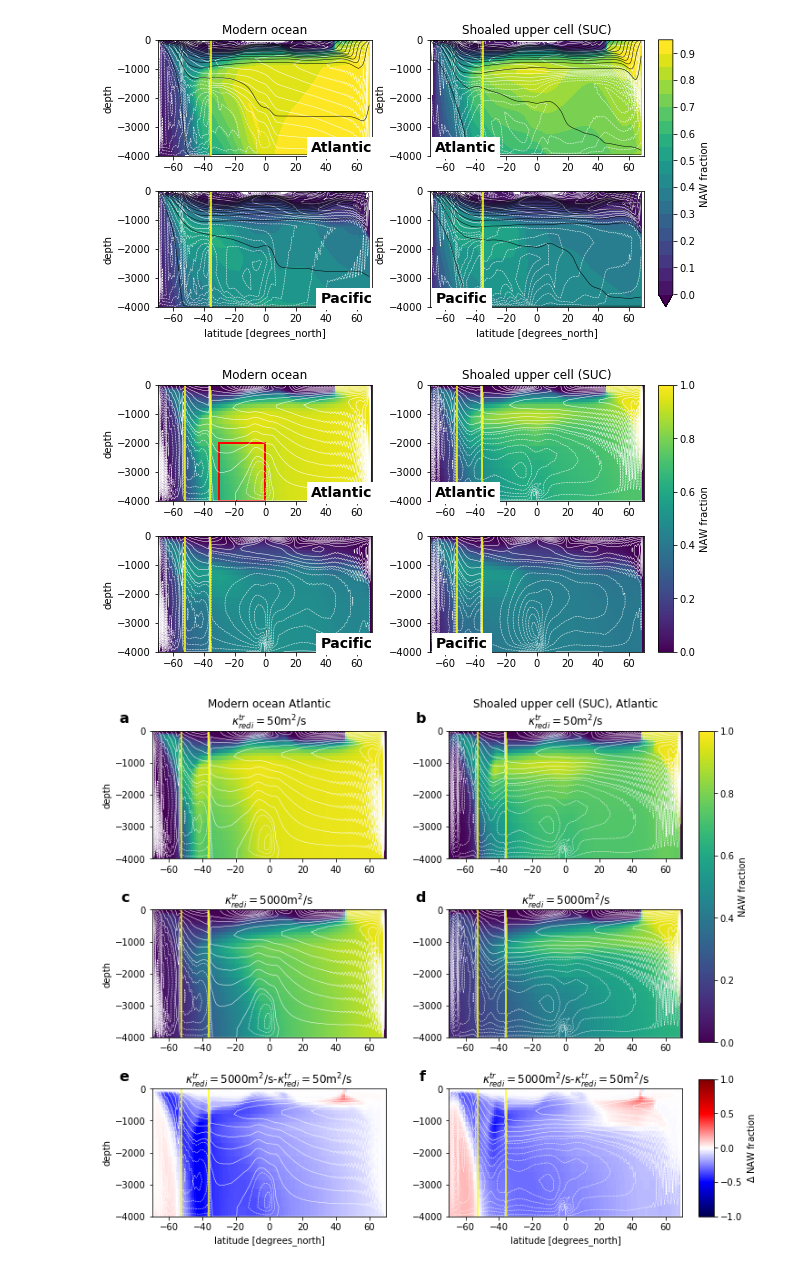
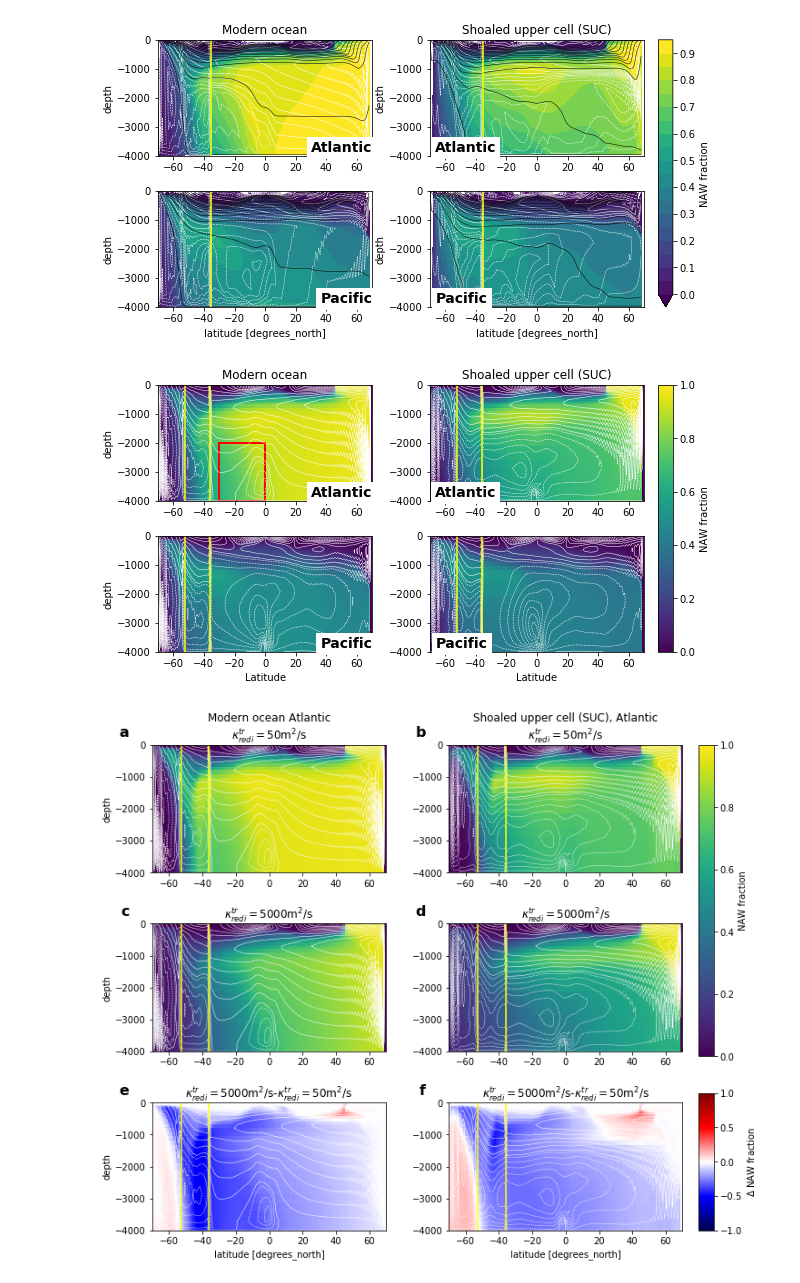
Before and after one commit to anthony-meza/test_age_framework, a Jupyter notebook: LGM.ipynb, the cells around one changed output. Saved outputs shown, nothing was run; the diff lists cells and outputs as text; code cells hidden in the pictures.

```diff
--- a/LGM.ipynb
+++ b/LGM.ipynb
@@ -429,7 +429,7 @@ ax.axvline(-36,color='yellow')
 ax.axvline(-52.5,color='yellow')
 ax = plt.gca()
 ax.set_ylabel('depth')
-ax.set_xlabel('')
+ax.set_xlabel('Latitude')
 ax.text(1, 0.13, 'Pacific', transform=ax.transAxes,
       fontsize=14, fontweight='bold', va='top', ha='right',bbox=dict(facecolor='white', alpha=1,ec="None"))
 
@@ -448,35 +448,35 @@ ax.set_ylabel('')
 ax.set_title('')
 ax.set_xlabel('')
 ax.set_title(r'Shoaled upper cell (SUC)')
 ax.text(0.31, 0.13, 'Atlantic', transform=ax.transAxes,
       fontsize=14, fontweight='bold', va='top', ha='right',bbox=dict(facecolor='white', alpha=1,ec="None"))
 
 plt.subplot(2, 2, 4)
 Eul_pac[:,0:35]=Eul_tot[:,0:35].load()
 TRAC1_pacLGM=(dsLGM500.TRAC01)[0,:,:,:140].mean('XC')
 im=TRAC1_pacLGM.plot(vmin=0,vmax=1,rasterized=True,cmap='viridis',add_colorbar=False)
 (Eul_pac_LGM/10**6).plot.contour(vmin=0,vmax=25,xlim=(-70,70),
                                ylim=(-4000,0),levels=np.arange(0,25.2,2),colors='white',linewidths=0.5)
 (Eul_pac_LGM/10**6).plot.contour(vmin=-25,vmax=0,xlim=(-70,70),
                            ylim=(-4000,0),levels=np.arange(-25,0.2,2),colors='white',
                                linestyles='dashed',linewidths=0.5)
 
 ax = plt.gca()
 ax.axvline(-36,color='yellow')
 ax.axvline(-52.5,color='yellow')
 ax.set_ylabel('')
-ax.set_xlabel('')
+ax.set_xlabel('Latitude')
 ax.text(0.27, 0.13, 'Pacific', transform=ax.transAxes,
       fontsize=14, fontweight='bold', va='top', ha='right',bbox=dict(facecolor='white', alpha=1,ec="None"))
 
 
 fig.subplots_adjust(hspace=0.3, wspace=0.27,bottom = 0.35)
 fig.subplots_adjust(right=0.8)
 cbar_ax = fig.add_axes([0.82, 0.35, 0.02, 0.53])
 fig.colorbar(im, cax=cbar_ax,label='NAW fraction')
 fig.savefig('tracers_500_depth.pdf', bbox_inches='tight')
 # %% [output]
-[figure, old version]
+[figure, new version]
 # %%
 #Eulerian tracers (figure 7)
 fig = plt.figure(figsize=(12,14))
```
Also changed, not shown: parts of 1 cell of this notebook, 1 other file.
